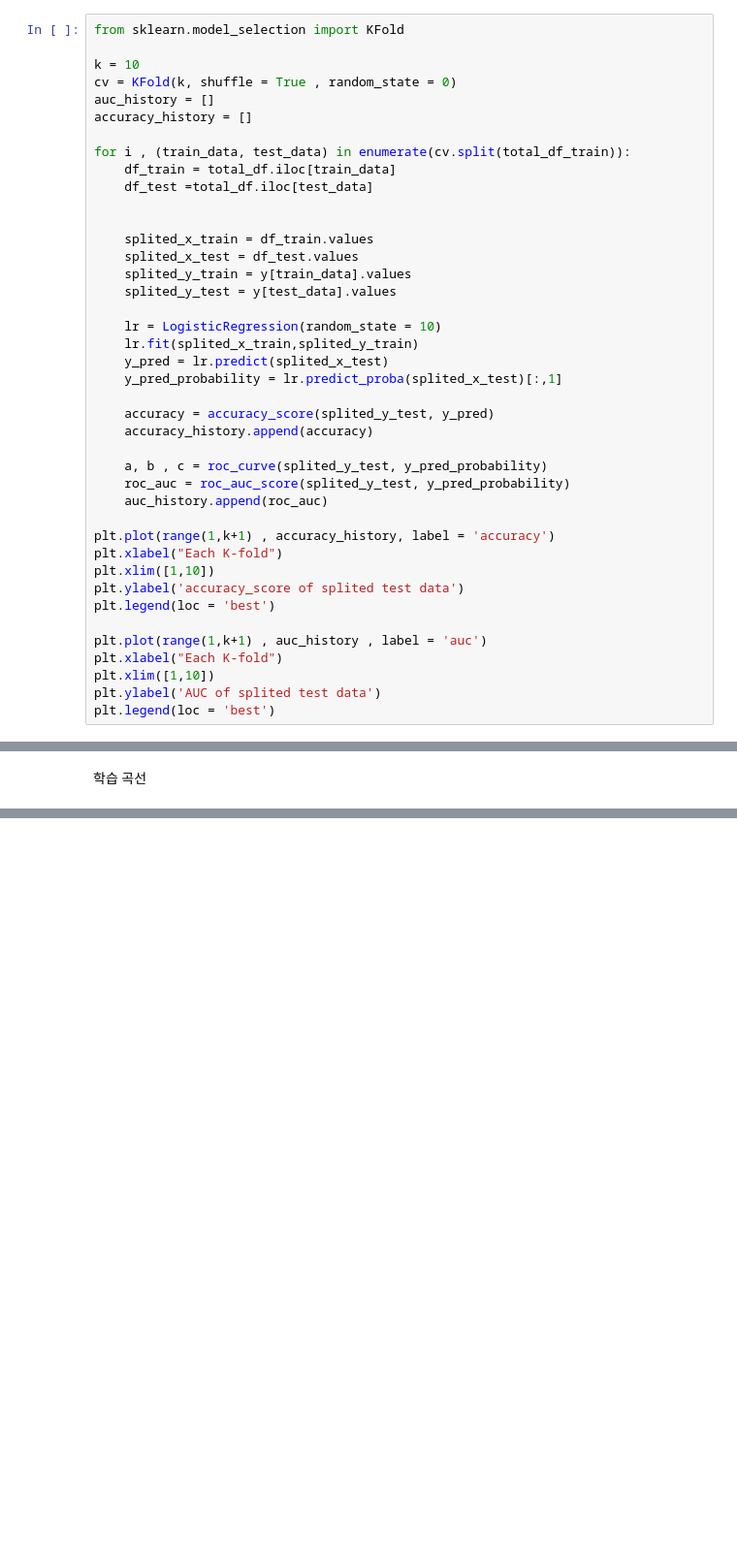
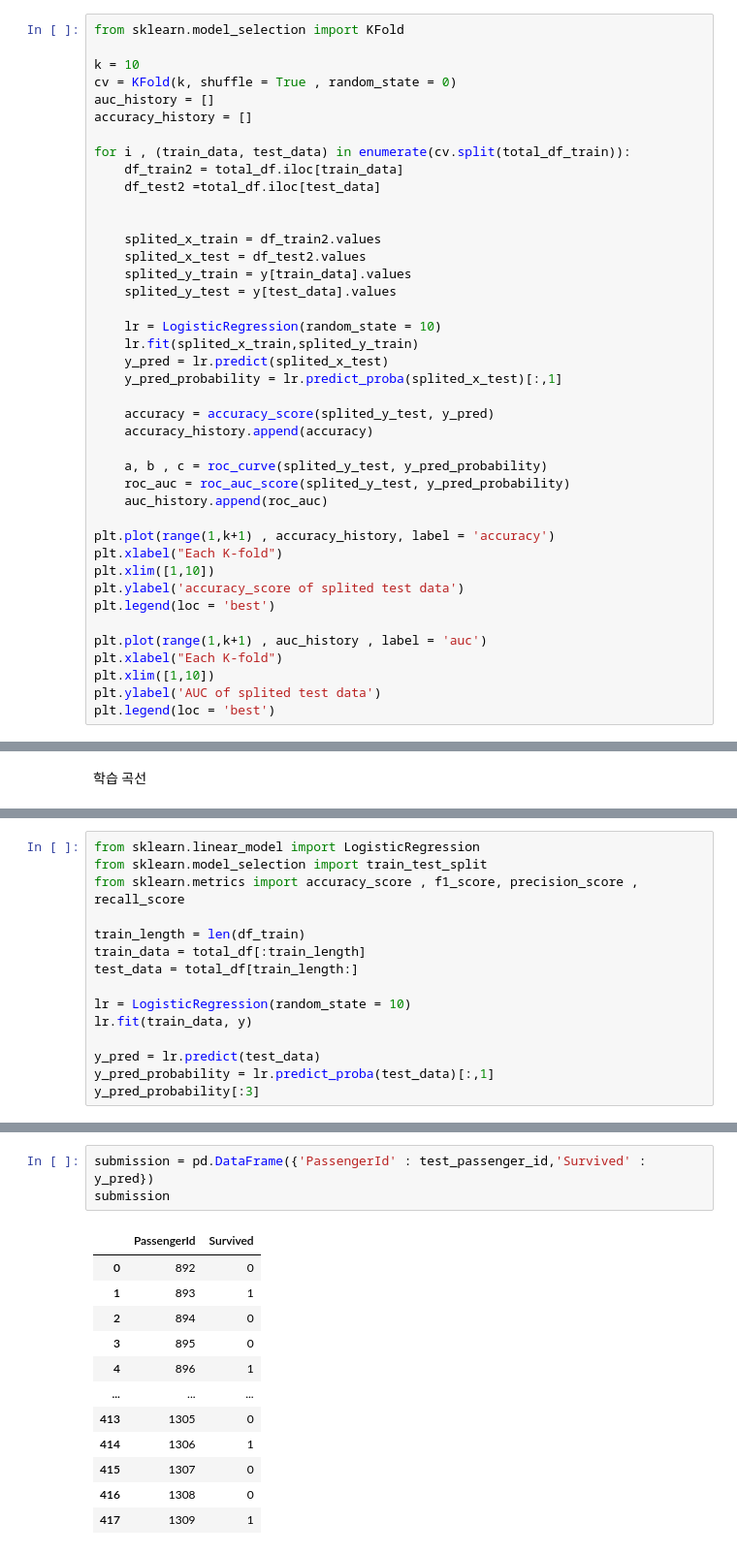
Before and after one commit to ghdaud30/Kaggle-Dacon, a Jupyter notebook: Titanic/titanic.ipynb, the cells around one changed output, grey strips where cells are left out. Shown: that part at 97% size. Drawn from its saved outputs; the diff is of its cells as text; blank space fills up the shorter version.

```diff
--- a/Titanic/titanic.ipynb
+++ b/Titanic/titanic.ipynb
@@ -829,12 +862,12 @@ auc_history = []
 accuracy_history = []
 
 for i , (train_data, test_data) in enumerate(cv.split(total_df_train)):
-    df_train = total_df.iloc[train_data]
-    df_test =total_df.iloc[test_data]
+    df_train2 = total_df.iloc[train_data]
+    df_test2 =total_df.iloc[test_data]
 
 
-    splited_x_train = df_train.values
-    splited_x_test = df_test.values
+    splited_x_train = df_train2.values
+    splited_x_test = df_test2.values
     splited_y_train = y[train_data].values
     splited_y_test = y[test_data].values
 
@@ -908,0 +964,15 @@ plt.show()
+# %%
+from sklearn.linear_model import LogisticRegression
+from sklearn.model_selection import train_test_split
+from sklearn.metrics import accuracy_score , f1_score, precision_score , recall_score
+
+train_length = len(df_train)
+train_data = total_df[:train_length]
+test_data = total_df[train_length:]
+
+lr = LogisticRegression(random_state = 10)
+lr.fit(train_data, y)
+
+y_pred = lr.predict(test_data)
+y_pred_probability = lr.predict_proba(test_data)[:,1]
+y_pred_probability[:3]
@@ -908,0 +1007,16 @@ plt.show()
+# %%
+submission = pd.DataFrame({'PassengerId' : test_passenger_id,'Survived' : y_pred})
+submission
+# %% [output]
+|  | PassengerId | Survived |
+| 0 | 892 | 0 |
+| 1 | 893 | 1 |
+| 2 | 894 | 0 |
+| 3 | 895 | 0 |
+| 4 | 896 | 1 |
+| ... | ... | ... |
+| 413 | 1305 | 0 |
+| 414 | 1306 | 1 |
+| 415 | 1307 | 0 |
+| 416 | 1308 | 0 |
+| 417 | 1309 | 1 |
```
Also changed, not shown: parts of 13 cells of this notebook, 1 other file.
